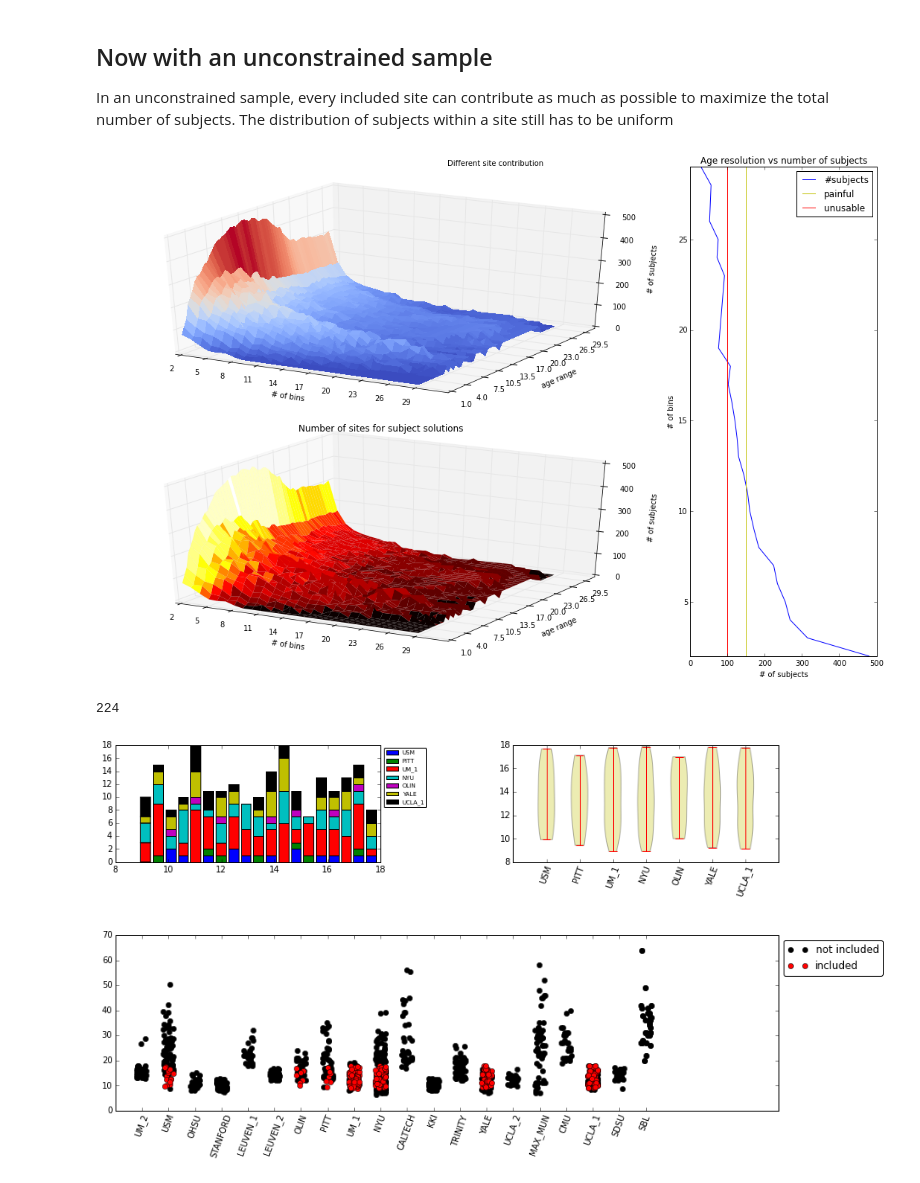
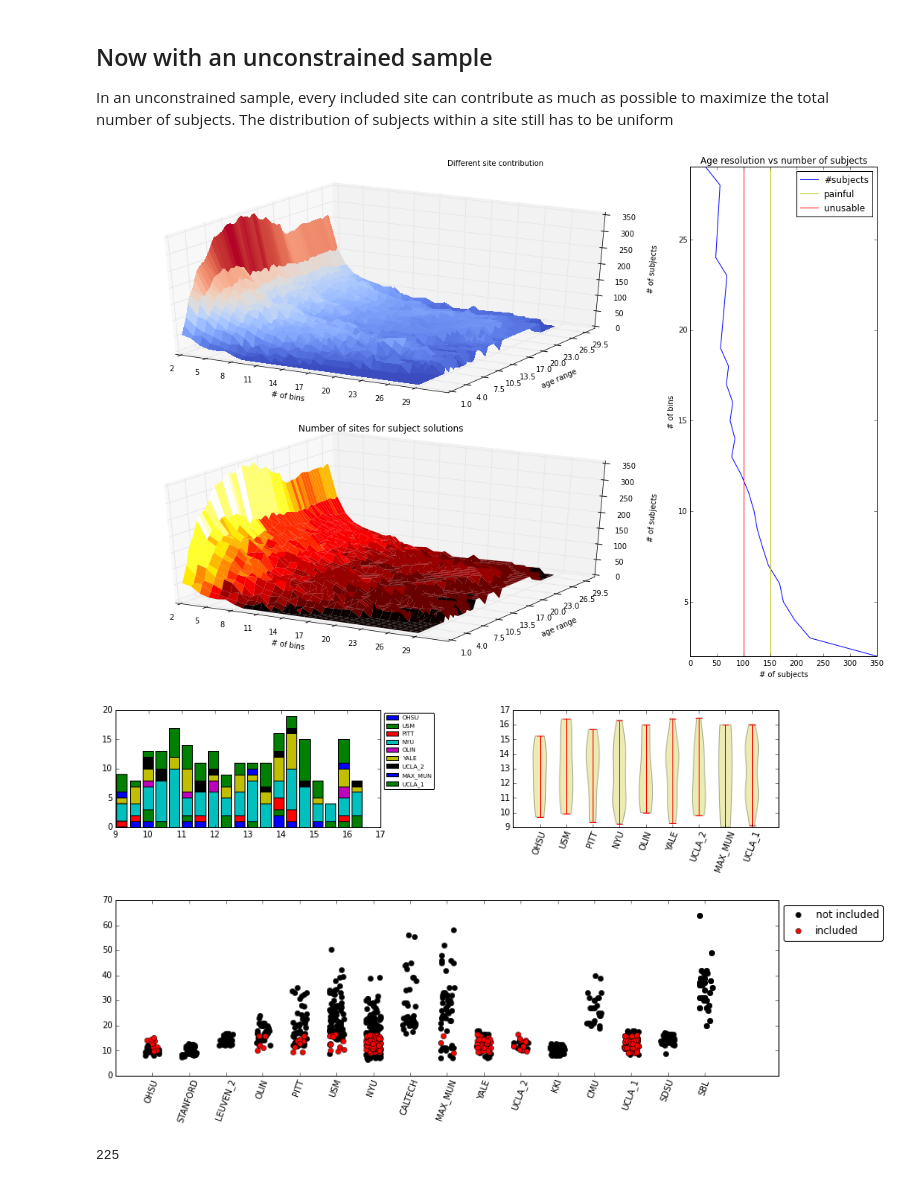
Before and after one commit to SIMEXP/Projects, a Jupyter notebook: Subtypes/uniform_sampling2.ipynb, the cells around one changed output. Cells and saved outputs as stored; diff of their text form; code cells hidden in the pictures.

```diff
--- a/Subtypes/uniform_sampling2.ipynb
+++ b/Subtypes/uniform_sampling2.ipynb
@@ -372,7 +373,7 @@ def full_sample_summary(pheno, results, res_list, box_number, seed=1, figsz=(10,
 # Run a grid search over a set of parameters to find the optimal sample solution
 # %%
 # Set up the parameters
-pheno_path = '/data1/abide/Pheno/pheno.csv'
+pheno_path = '/data1/abide/Pheno/merged_pheno.csv'
 pheno = pd.read_csv(pheno_path)
 
 age_full = pheno['AGE_AT_SCAN'].values
@@ -422,9 +427,12 @@ for w_id, win_range in enumerate(windows):
 # %%
 show_grid_results(boxes, windows, res_unc, sit_unc)
 # %% [output]
-[figure, old version]
+[figure, new version]
 # %%
-len(full_sample_summary(pheno, res_unc, resl_unc, 7,figsz=(14,7)))
+sub_ids = full_sample_summary(pheno, res_unc, resl_unc, 3,figsz=(14,7))
 # %% [output]
-224
-[figure, old version]
+[figure, new version]
+# %%
+len(sub_ids)
+# %% [output]
+225
```
Also changed, not shown: parts of 5 cells of this notebook.
